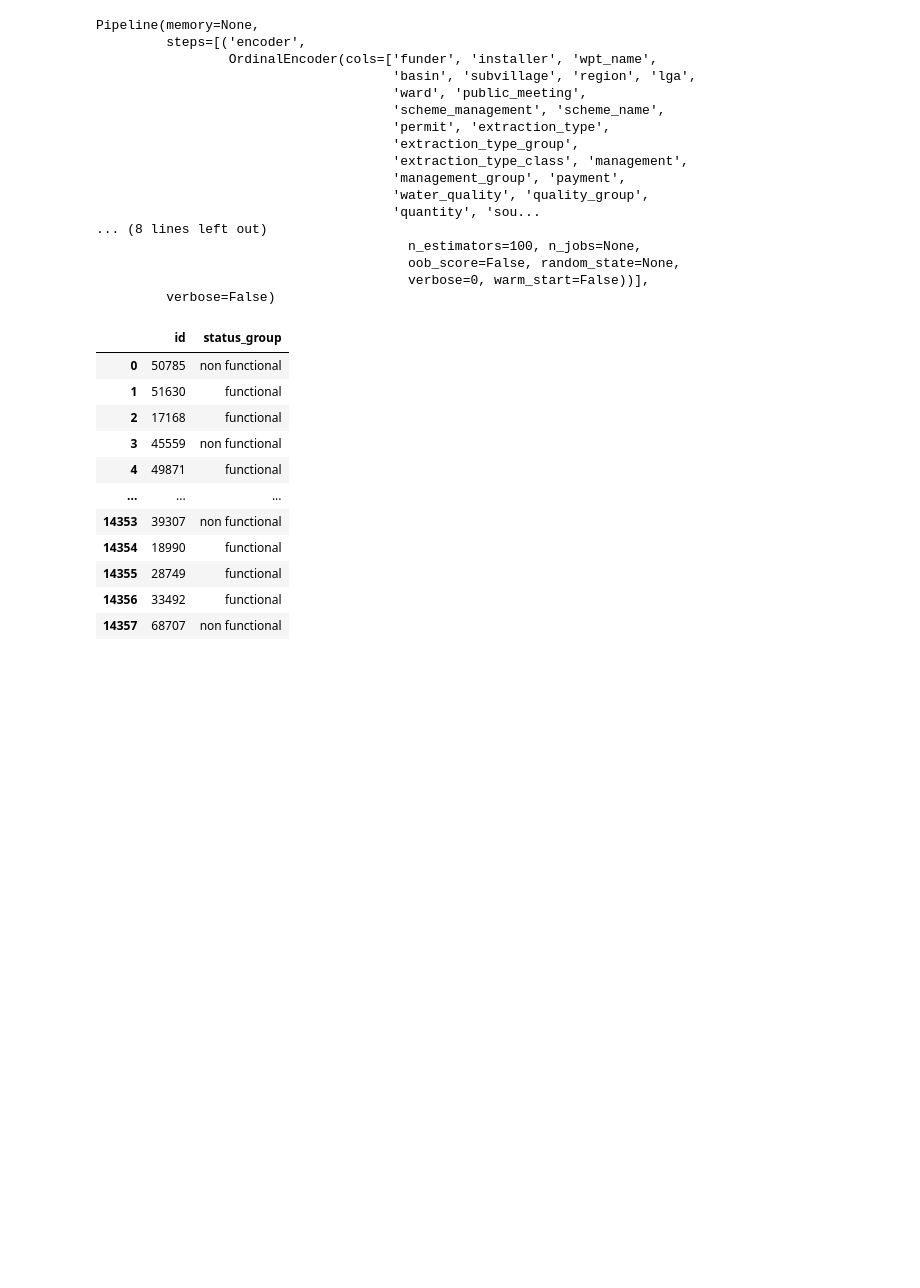
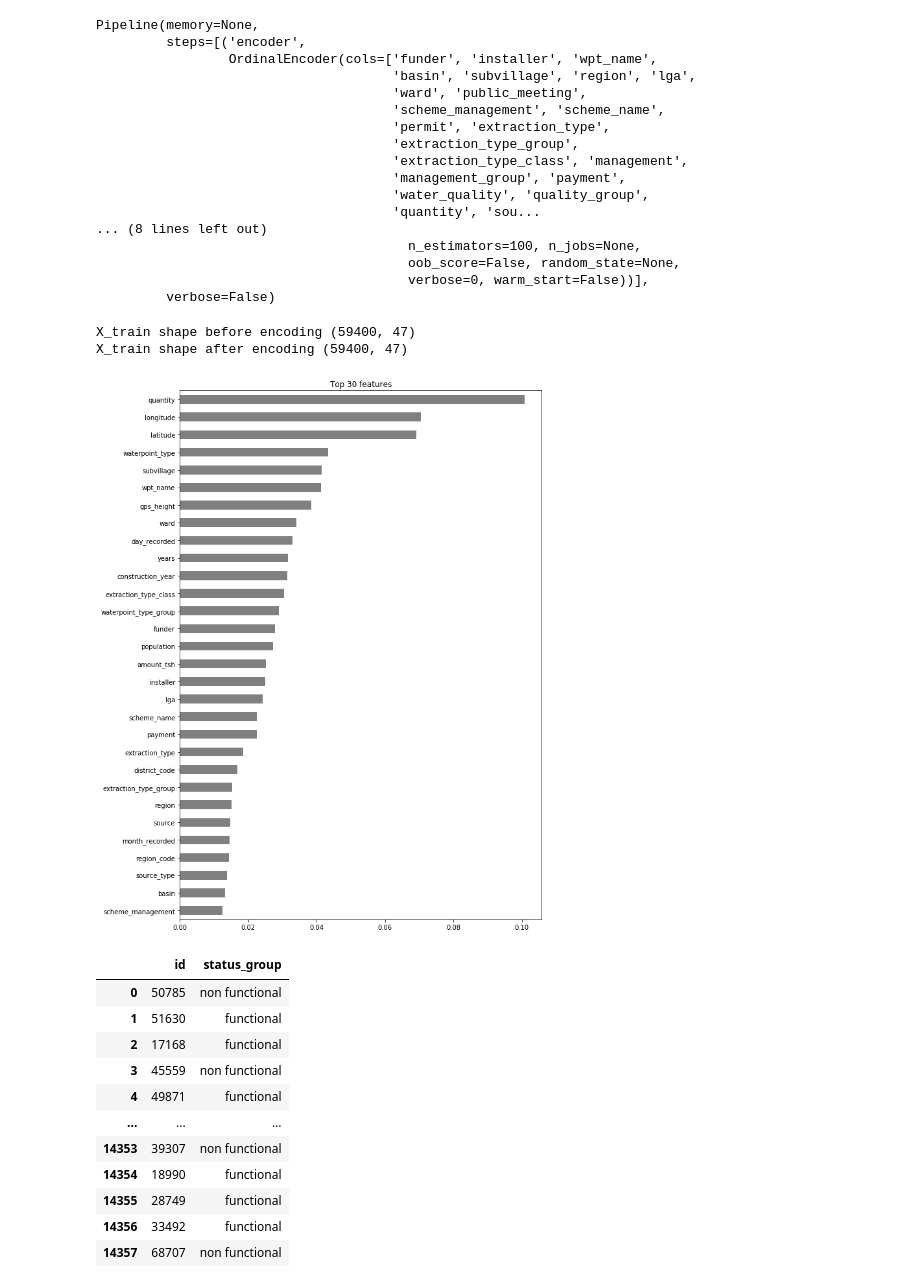
Before and after one commit to bendevera/DS-Unit-2-Kaggle-Challenge, a Jupyter notebook: module2-random-forests/LS_DS_222_assignment.ipynb, the cells around one changed output. Cells and saved outputs as stored; diff of their text form; code cells hidden in the pictures; blank space fills up the shorter version.

```diff
--- a/module2-random-forests/LS_DS_222_assignment.ipynb
+++ b/module2-random-forests/LS_DS_222_assignment.ipynb
@@ -178,6 +192,11 @@ def wrangle(X):
     X['years'] = X['year_recorded'] - X['construction_year']
     X['years_MISSING'] = X['years'].isnull()
 
+    # adding 75th quartile for years and gps_height
+
+    X['75thyears'] = X['years'] > X['years'].quantile(q=.75)
+    X['75thgps_height'] = X['gps_height'] > X['gps_height'].quantile(q=.75)
+
     # return the wrangled dataframe
     return X
 # %%
@@ -251,6 +271,31 @@ Pipeline(memory=None,
                                         oob_score=False, random_state=None,
                                         verbose=0, warm_start=False))],
          verbose=False)
+# %%
+print('X_train shape before encoding', X_train.shape)
+
+encoder = final_pipeline['encoder']
+encoded = encoder.transform(X_train)
+
+print('X_train shape after encoding', encoded.shape)
+# %% [output]
+X_train shape before encoding (59400, 47)
+X_train shape after encoding (59400, 47)
+# %%
+%matplotlib inline
+import matplotlib.pyplot as plt
+
+# Get feature importances
+rf = final_pipeline['model']
+importances = pd.Series(rf.feature_importances_, encoded.columns)
+
+# Plot top n feature importances
+n = 30
+plt.figure(figsize=(10,n/2))
+plt.title(f'Top {n} features')
+importances.sort_values()[-n:].plot.barh(color='grey');
+# %% [output]
+[figure, added]
 # %%
 preds = pd.Series(final_pipeline.predict(X_test))
 
```
Also changed, not shown: parts of 3 cells of this notebook.
